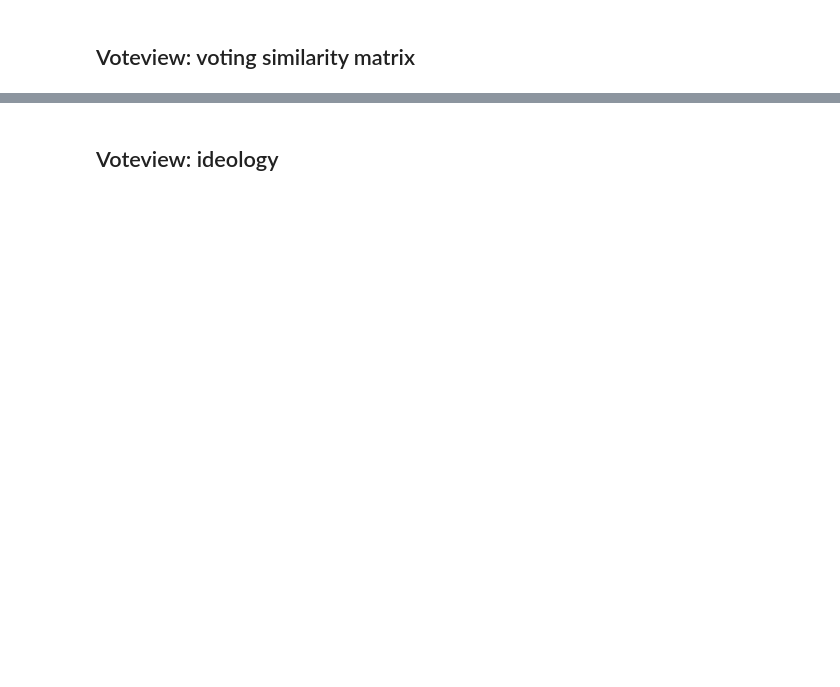
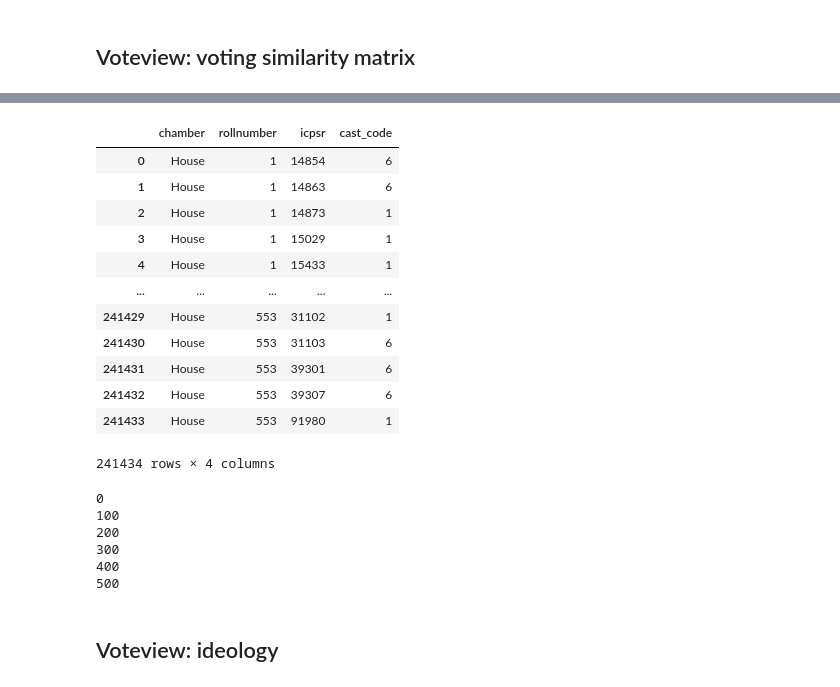
Before and after one commit to jkropko/contrans2023, a Jupyter notebook: all_data.ipynb, the cells around one changed output, grey strips where cells are left out. Saved outputs shown, nothing was run; the diff lists cells and outputs as text; code cells hidden in the pictures; blank space fills up the shorter version.

```diff
--- a/all_data.ipynb
+++ b/all_data.ipynb
@@ -276,3 +249,24 @@ contributions.columns = contributions.columns.str.strip('@attributes.')
 contributions.to_csv("Data/os_contributions.csv", index=False)
 # %% [markdown]
 ## Voteview: voting similarity matrix
+# %%
+url = 'https://voteview.com/static/data/out/votes/HS118_votes.csv'
+votes = pd.read_csv(url)
+votes = votes[['chamber','rollnumber','icpsr','cast_code']]
+senate_votes = votes.query("chamber == 'Senate'")
+paired_votes = pd.merge(senate_votes, senate_votes,
+                       on = ['chamber','rollnumber'],
+                       how = 'inner')
+paired_votes = paired_votes.rename({'icpsr_x': 'icpsr',
+                                   'icpsr_y': 'member_compare',
+                                   'cast_code_x': 'vote',
+                                   'cast_code_y': 'compare_vote'},
+                                  axis=1)
+paired_votes = paired_votes.query("icpsr != member_compare")
+paired_votes = paired_votes.assign(
+    equal_vote = paired_votes['vote'] == paired_votes['compare_vote']
+)
+paired_votes = paired_votes[['icpsr', 'member_compare', 'equal_vote']]
+affinity = paired_votes.groupby(['icpsr', 'member_compare'])\
+    .agg({'equal_vote': 'mean'}).reset_index()\
+    .rename({'equal_vote':'affinity_score'}, axis=1)
@@ -278,0 +289,49 @@ contributions.to_csv("Data/os_contributions.csv", index=False)
+# %%
+house_votes = votes.query("chamber == 'House'")
+maxrc = house_votes['rollnumber'].max()
+house_votes
+# %% [output]
+|  | chamber | rollnumber | icpsr | cast_code |
+| 0 | House | 1 | 14854 | 6 |
+| 1 | House | 1 | 14863 | 6 |
+| 2 | House | 1 | 14873 | 1 |
+| 3 | House | 1 | 15029 | 1 |
+| 4 | House | 1 | 15433 | 1 |
+| ... | ... | ... | ... | ... |
+| 241429 | House | 553 | 31102 | 1 |
+| 241430 | House | 553 | 31103 | 6 |
+| 241431 | House | 553 | 39301 | 6 |
+| 241432 | House | 553 | 39307 | 6 |
+| 241433 | House | 553 | 91980 | 1 |
+241434 rows × 4 columns
+# %%
+affinity2 = pd.DataFrame()
+r = 0
+while r < maxrc:
+    print(r)
+    hv = house_votes.query(f"rollnumber >= {r} & rollnumber < {r +100}")
+    paired_votes = pd.merge(hv, hv,
+                           on = ['chamber','rollnumber'],
+                           how = 'inner')
+    paired_votes = paired_votes.rename({'icpsr_x': 'icpsr',
+                                       'icpsr_y': 'member_compare',
+                                       'cast_code_x': 'vote',
+                                       'cast_code_y': 'compare_vote'},
+                                      axis=1)
+    paired_votes = paired_votes.query("icpsr != member_compare")
+    paired_votes = paired_votes.assign(
+        equal_vote = paired_votes['vote'] == paired_votes['compare_vote']
+    )
+    paired_votes = paired_votes[['icpsr', 'member_compare', 'equal_vote']]
+    a2 = paired_votes.groupby(['icpsr', 'member_compare'])\
+        .agg({'equal_vote': ['sum', 'count']}).reset_index()\
+        .rename({'equal_vote':'affinity_score'}, axis=1)
+    affinity2 = pd.concat([affinity2, a2])
+    r += 100
+# %% [output]
+0
+100
+200
+300
+400
+500
```
Also changed, not shown: parts of 23 cells of this notebook, 2 other files.
